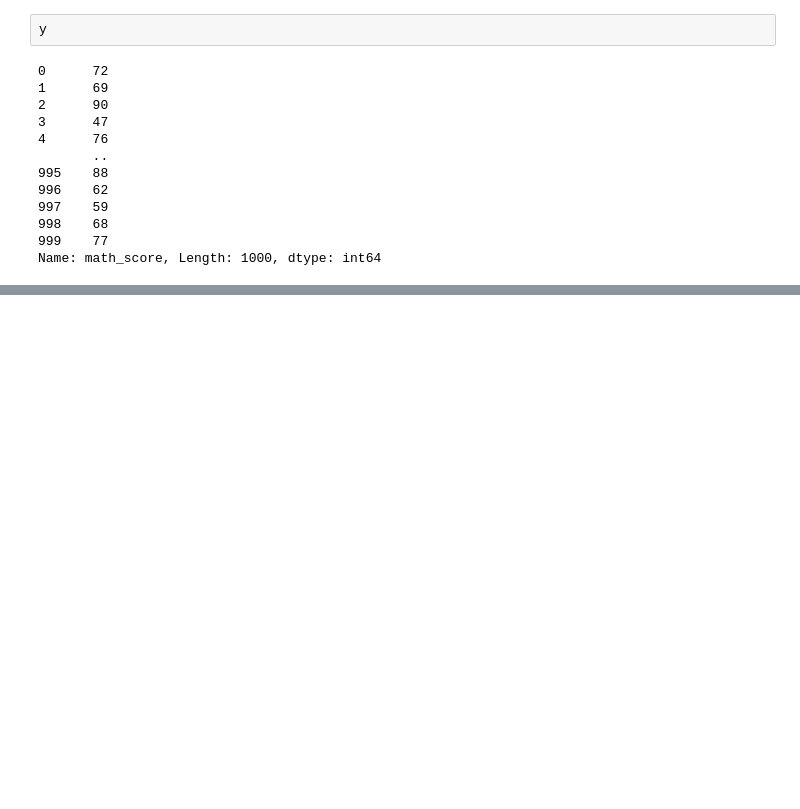
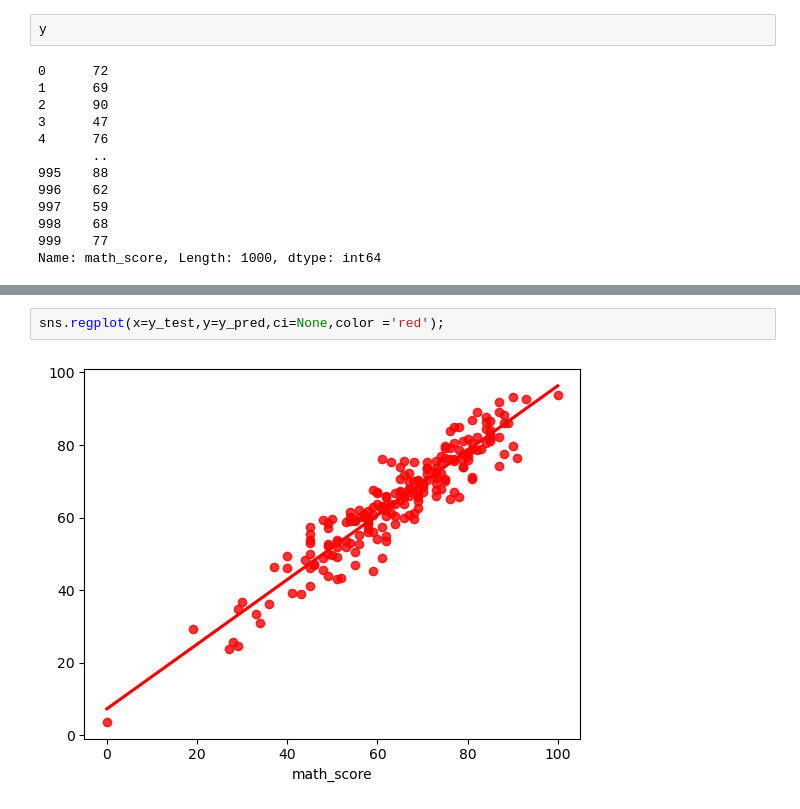
Before and after one commit to KanishkJagya1/Student_Performance_Prediction, a Jupyter notebook: notebook/2. MODEL TRAINING.ipynb, the cells around one changed output, grey strips where cells are left out. Drawn from its saved outputs; the diff is of its cells as text; blank space fills up the shorter version.

```diff
--- a/notebook/2. MODEL TRAINING.ipynb
+++ b/notebook/2. MODEL TRAINING.ipynb
@@ -88,0 +217,4 @@ oh_transformer = OneHotEncoder()
+# %%
+sns.regplot(x=y_test,y=y_pred,ci=None,color ='red');
+# %% [output]
+[figure, added]
```
Also changed, not shown: parts of 10 cells of this notebook, 5 other files.
